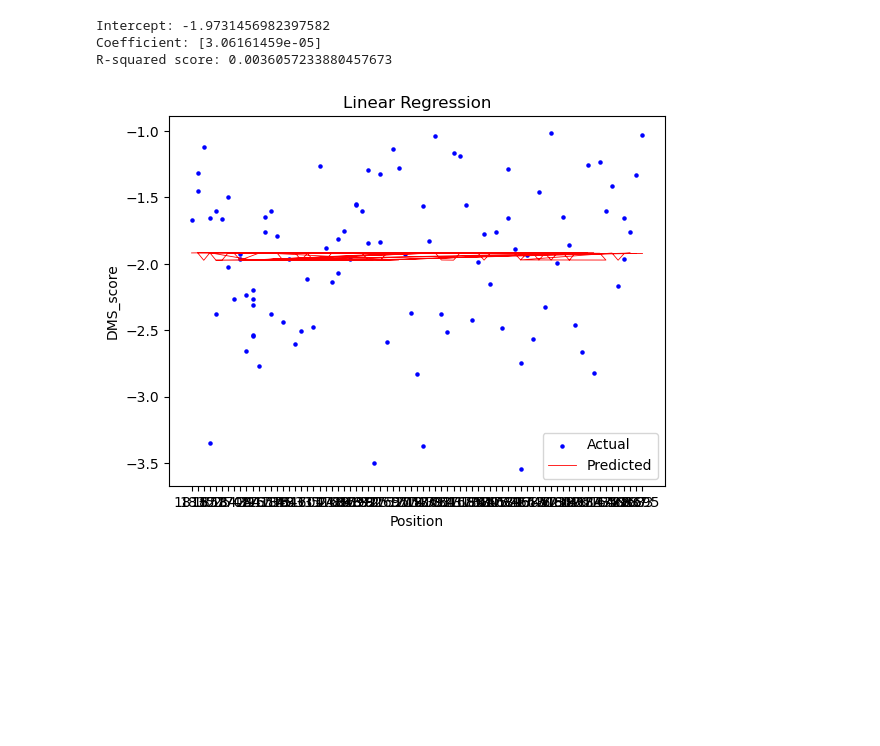
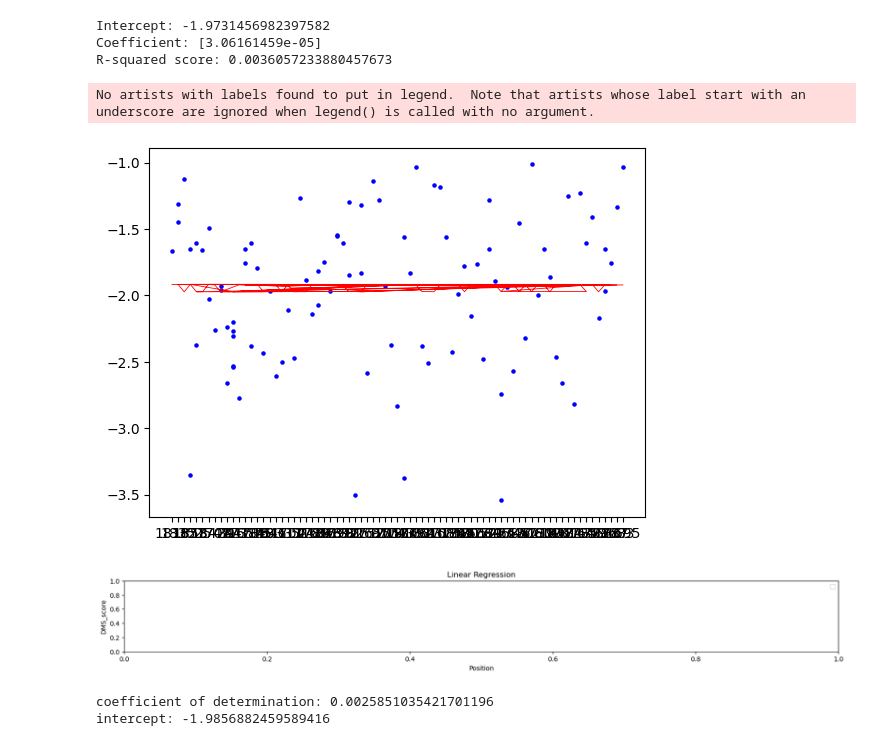
Before and after one commit to datascience-mobi-2023/topic02_team04, a Jupyter notebook: Code1.ipynb, the cells around one changed output. Saved outputs shown, nothing was run; the diff lists cells and outputs as text; code cells hidden in the pictures; blank space fills up the shorter version.

```diff
--- a/Code1.ipynb
+++ b/Code1.ipynb
@@ -180,24 +164,52 @@ R-squared score: 0.0036057233880457673
 # %%
 import matplotlib.pyplot as plt
 
 # Extract the column for plotting
 X_test_column = X_test[:, 0]
 
 # Plot the actual data points
 plt.scatter(X_test_column, y_test, color='blue', label='Actual', s=5)
 
 # Plot the predicted values
 plt.plot(X_test_column, y_pred, color='red', linewidth=0.6, label='Predicted')
+plt.figure(figsize=(20,2))
 
 # Set labels and title
 plt.xlabel('Position')
 plt.ylabel('DMS_score')
 plt.title('Linear Regression')
 
 # Show the legend
 plt.legend()
 
 # Display the plot
 plt.show()
 # %% [output]
+No artists with labels found to put in legend.  Note that artists whose label start with an underscore are ignored when legend() is called with no argument.
-[figure, old version]
+[figure, new version]
+[figure, added]
+# %%
+import pandas as pd
+from sklearn.linear_model import LinearRegression
+from sklearn.model_selection import train_test_split
+
+
+# Split the data into input (positions) and output (DMS_score)
+X = df_filtered['position'].values.reshape(-1, 1)
+y = df_filtered['DMS_score'].values
+
+
+# Create a Linear Regression model
+model = LinearRegression()
+
+# Fit the model to the training data
+model.fit(X, y)
+
+model = LinearRegression().fit(X, y)
+
+r_sq = model.score(X, y)
+print(f"coefficient of determination: {r_sq}")
+print(f"intercept: {model.intercept_}")
+# %% [output]
+coefficient of determination: 0.0025851035421701196
+intercept: -1.9856882459589416
```
Also changed, not shown: parts of 10 cells of this notebook.
